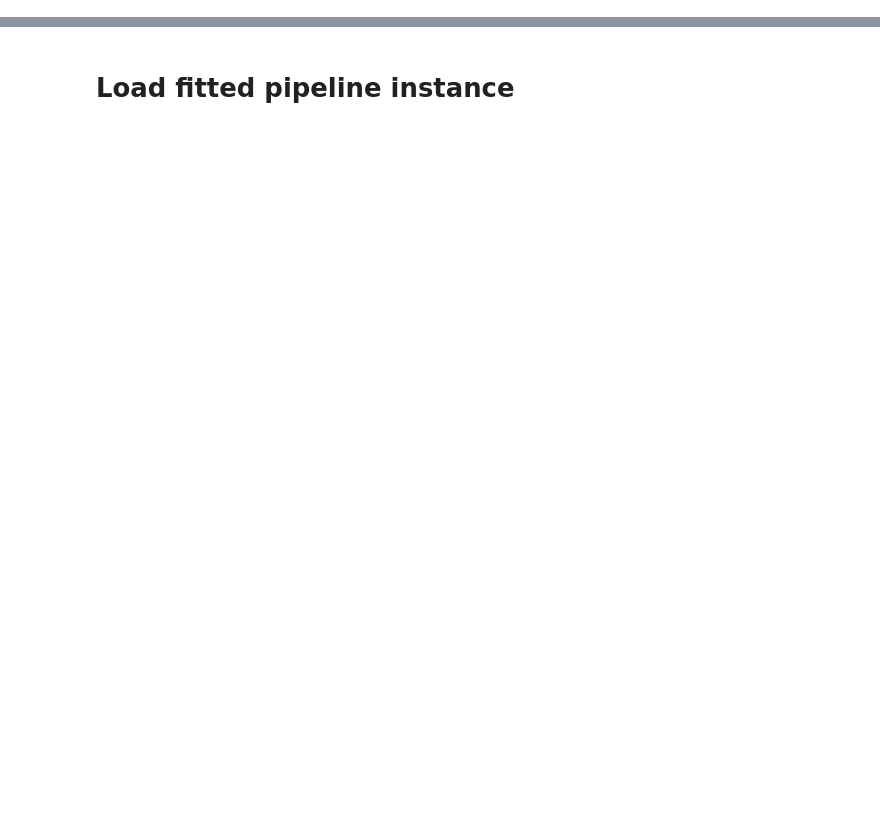
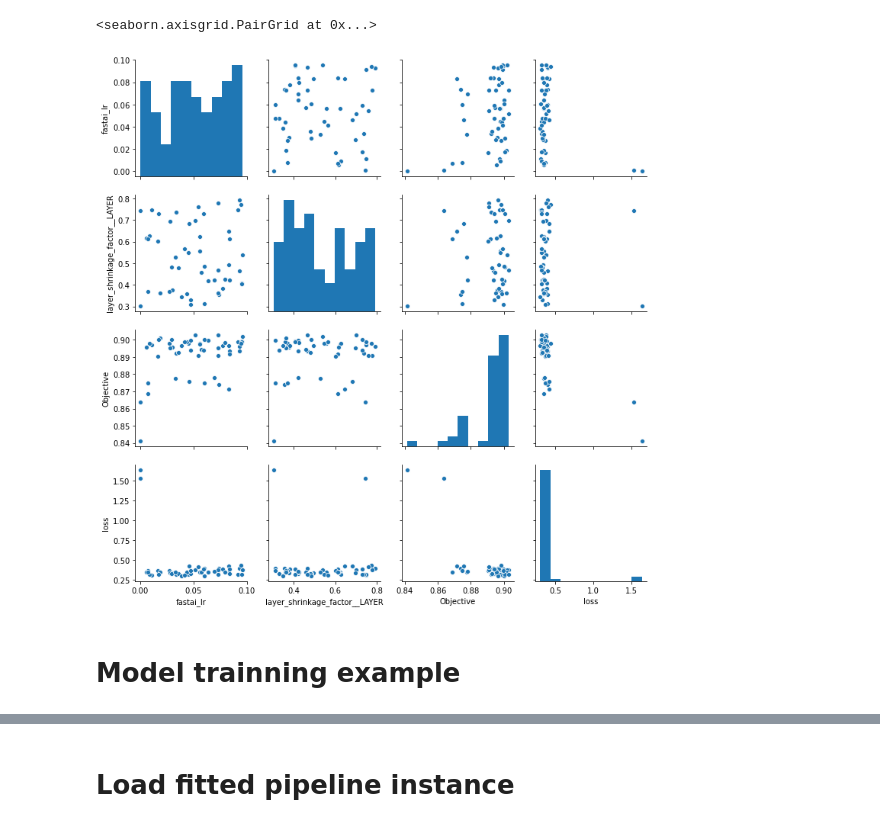
Before and after one commit to AlanGanem/fastai-flow, a Jupyter notebook: test.ipynb, the cells around one changed output, grey strips where cells are left out. Saved outputs shown, nothing was run; the diff lists cells and outputs as text; code cells hidden in the pictures; blank space fills up the shorter version.

```diff
--- a/test.ipynb
+++ b/test.ipynb
@@ -4,4 +8,4 @@ import pandas as pd
 # %%
 TEST_PATH = r'C:\Users\User Ambev\Desktop\Célula de analytics\Projetos\iva-classifier\data\external\sample.csv'
-PATH = r'C:\Users\User Ambev\Desktop\Célula de analytics\Projetos\iva-classifier\data\external\history v3.csv'
-#data = pd.read_csv(PATH)
+PATH = r'C:\Users\User Ambev\Desktop\Célula de analytics\Projetos\iva-classifier\data\external\history_2020_07.csv'
+data = pd.read_csv(PATH)
@@ -9,0 +139,31 @@ PATH = r'C:\Users\User Ambev\Desktop\Célula de analytics\Projetos\iva-classifie
+# %%
+#set static parameters
+ht_static_params = {
+    'num_features':[],
+    'cat_features':['Fornecedor','GCm','IVAPC','OrgC'], # values learned in features selection phase
+    'emb_szs':{'Fornecedor':22,'GCm':22,'IVAPC':9,'OrgC':2},# values learned in features selection phase
+     #'fastai_bs':512,
+    'model_id':'teste',
+    'dependent_vars':['IVAMIRO'],
+    'train_frac_split':0.8,
+    'date_col':'DatadoDocumento',
+    'fastai_cycles':6
+}
+
+discrete_param_bounds = [{'name':'fastai_bs','range':[64,512], 'scale':'log'}]
+continuous_param_bounds = [{'name':'fastai_lr','range':[1e-4,1e-1],'scale':'log'},{'name':'fastai_lr','range':[1e-4,1e-1],'scale':'log'}]
+choice_param_bounds = []
+
+layer_setup = {'n_layers':[0,3],'max_layer_size':[8,128],'layer_shrinkage_factor':[0.3,0.8]}
+
+ht_study = model_hypopt.run_study(
+    max_iter = 50,
+    pipeline_class = ClassificationPipeline,
+    data = data[data['OrgC'] != 'BR00'].sample(100000),
+    algorithm = 'bayes',
+    static_params = ht_static_params,
+    #optimizer_params = {'max_num_trials':None, 'verbosity': True},
+    layer_setup = layer_setup,
+    continuous_param_bounds = continuous_param_bounds,
+    discrete_param_bounds = discrete_param_bounds
+)
@@ -10,3 +251,11 @@ PATH = r'C:\Users\User Ambev\Desktop\Célula de analytics\Projetos\iva-classifie
+# %%
+import seaborn as sns
+sns.pairplot(ht_study.results.loc[:,ht_study.results.dtypes == float])
+# %% [output]
+<seaborn.axisgrid.PairGrid at 0x...>
+[figure, added]
+# %% [markdown]
+# Model trainning example
 # %%
 model_setup = {
     #user defined
```
Also changed, not shown: parts of 20 cells of this notebook, 13 other files.
